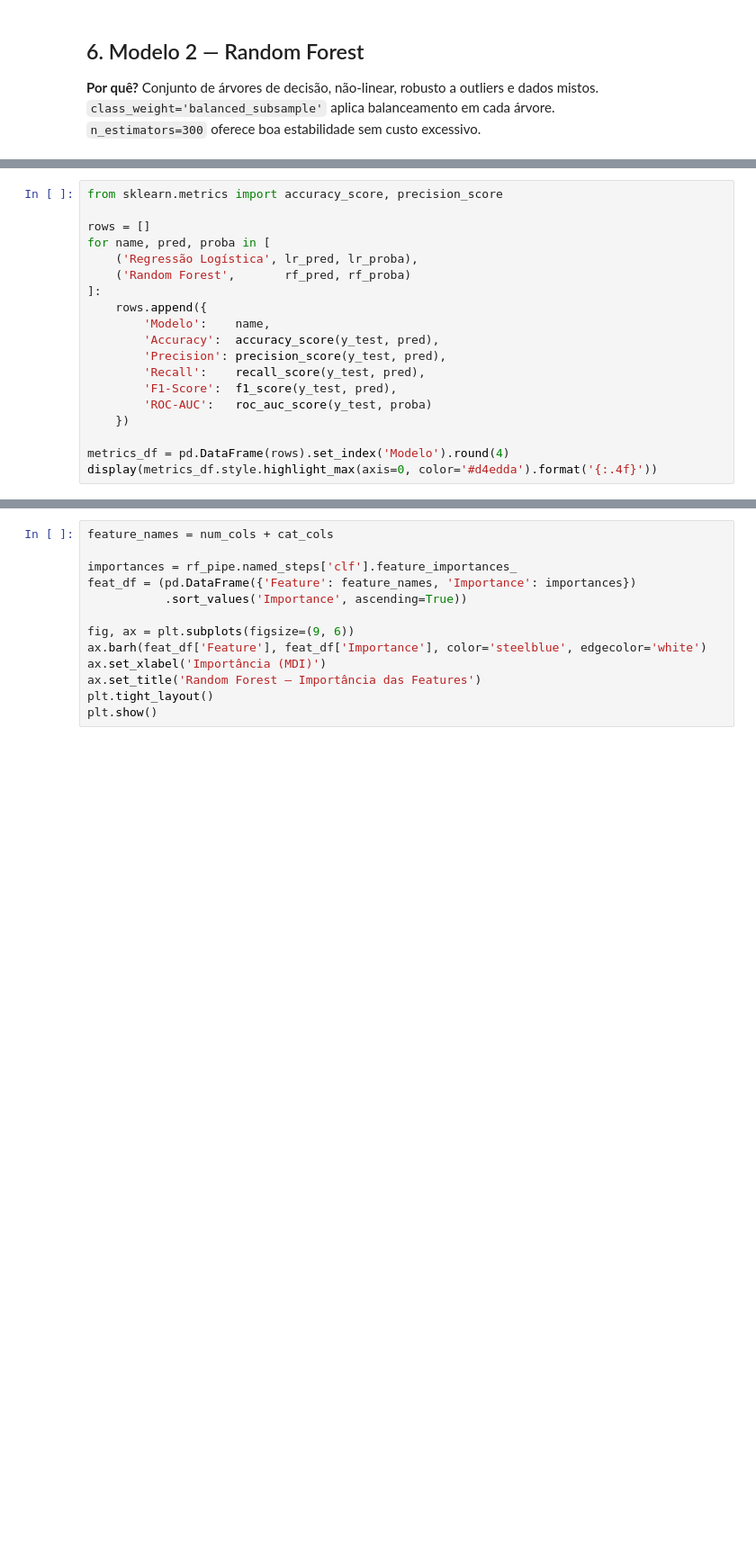
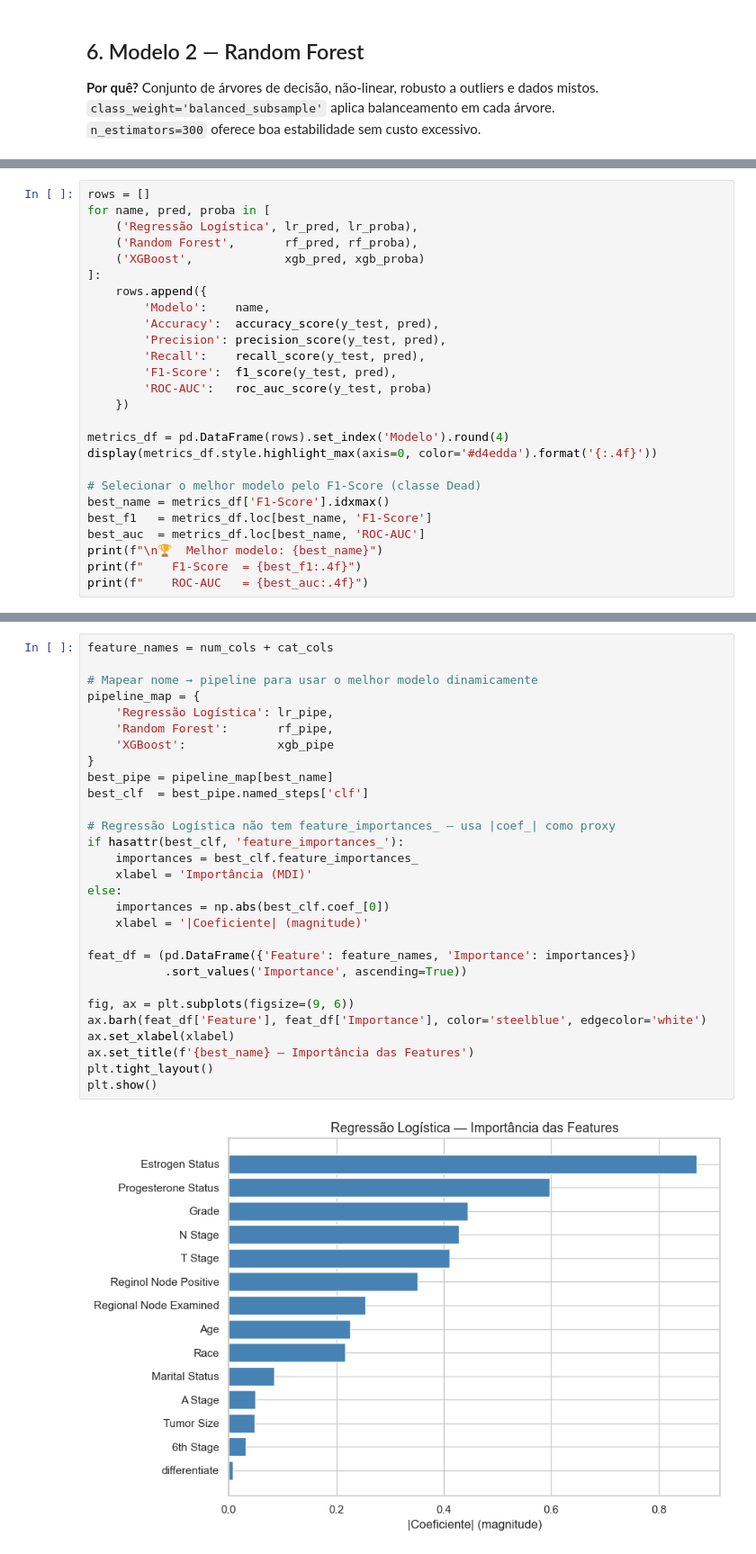
Before and after one commit to trcosta97/fiap-id-tech-challenge1, a Jupyter notebook: ml_breast_cancer.ipynb, the cells around one changed output, grey strips where cells are left out. Shown at 90% size. Saved outputs shown, nothing was run; the diff lists cells and outputs as text; blank space fills up the shorter version.

```diff
--- a/ml_breast_cancer.ipynb
+++ b/ml_breast_cancer.ipynb
@@ -200,10 +327,9 @@ plt.show()
 # %%
-from sklearn.metrics import accuracy_score, precision_score
-
 rows = []
 for name, pred, proba in [
     ('Regressão Logística', lr_pred, lr_proba),
-    ('Random Forest',       rf_pred, rf_proba)
+    ('Random Forest',       rf_pred, rf_proba),
+    ('XGBoost',             xgb_pred, xgb_proba)
 ]:
     rows.append({
         'Modelo':    name,
@@ -216,3 +342,11 @@ for name, pred, proba in [
 
 metrics_df = pd.DataFrame(rows).set_index('Modelo').round(4)
 display(metrics_df.style.highlight_max(axis=0, color='#d4edda').format('{:.4f}'))
+
+# Selecionar o melhor modelo pelo F1-Score (classe Dead)
+best_name = metrics_df['F1-Score'].idxmax()
+best_f1   = metrics_df.loc[best_name, 'F1-Score']
+best_auc  = metrics_df.loc[best_name, 'ROC-AUC']
+print(f"\n🏆  Melhor modelo: {best_name}")
+print(f"    F1-Score  = {best_f1:.4f}")
+print(f"    ROC-AUC   = {best_auc:.4f}")
@@ -223,14 +368,32 @@ display(metrics_df.style.highlight_max(axis=0, color='#d4edda').format('{:.4f}')
 # %%
 feature_names = num_cols + cat_cols
 
-importances = rf_pipe.named_steps['clf'].feature_importances_
+# Mapear nome → pipeline para usar o melhor modelo dinamicamente
+pipeline_map = {
+    'Regressão Logística': lr_pipe,
+    'Random Forest':       rf_pipe,
+    'XGBoost':             xgb_pipe
+}
+best_pipe = pipeline_map[best_name]
+best_clf  = best_pipe.named_steps['clf']
+
+# Regressão Logística não tem feature_importances_ — usa |coef_| como proxy
+if hasattr(best_clf, 'feature_importances_'):
+    importances = best_clf.feature_importances_
+    xlabel = 'Importância (MDI)'
+else:
+    importances = np.abs(best_clf.coef_[0])
+    xlabel = '|Coeficiente| (magnitude)'
+
 feat_df = (pd.DataFrame({'Feature': feature_names, 'Importance': importances})
            .sort_values('Importance', ascending=True))
 
 fig, ax = plt.subplots(figsize=(9, 6))
 ax.barh(feat_df['Feature'], feat_df['Importance'], color='steelblue', edgecolor='white')
-ax.set_xlabel('Importância (MDI)')
-ax.set_title('Random Forest — Importância das Features')
+ax.set_xlabel(xlabel)
+ax.set_title(f'{best_name} — Importância das Features')
 plt.tight_layout()
 plt.show()
+# %% [output]
+[figure, added]
 # %% [markdown]
```
Also changed, not shown: parts of 26 cells of this notebook.
